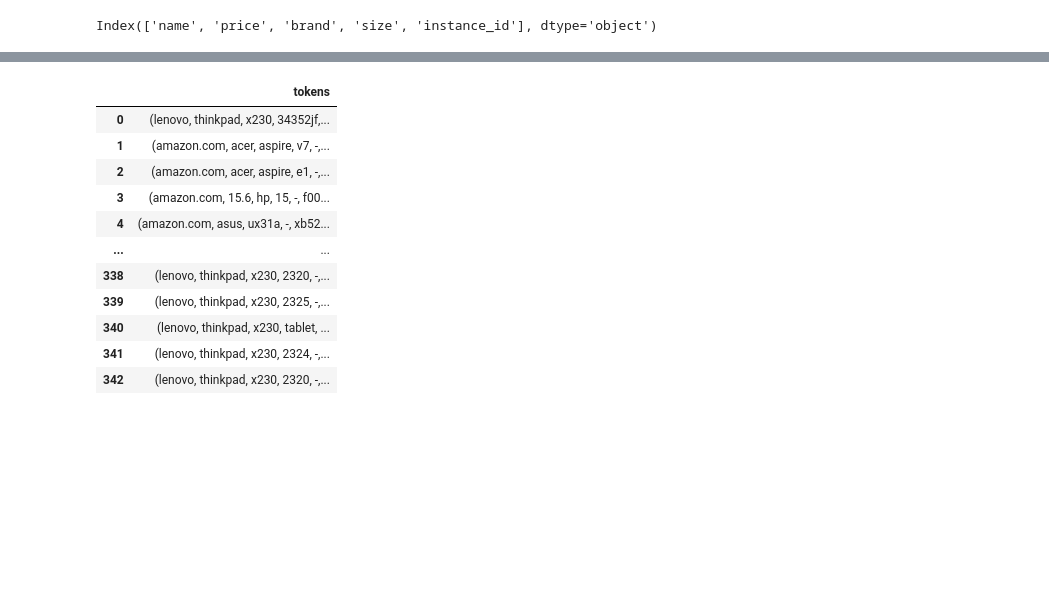
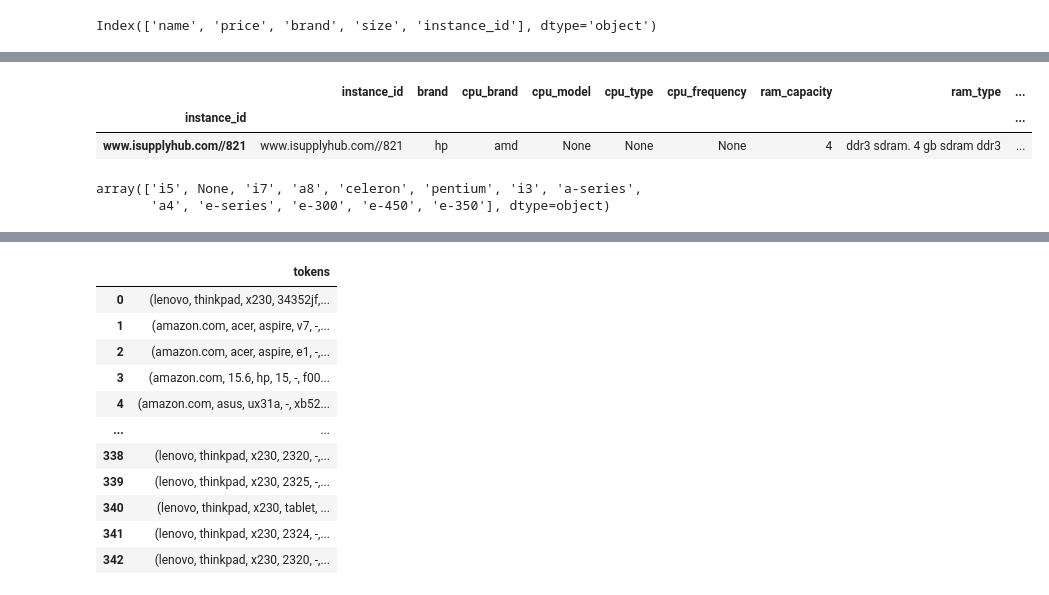
Before and after one commit to Samir55/sigmod2021_teamAAA, a Jupyter notebook: notebooks/Explore Datasets.ipynb, the cells around one changed output, grey strips where cells are left out. Saved outputs shown, nothing was run; the diff lists cells and outputs as text; code cells hidden in the pictures; blank space fills up the shorter version.

```diff
--- a/notebooks/Explore Datasets.ipynb
+++ b/notebooks/Explore Datasets.ipynb
@@ -209 +353,36 @@ preprocess_laptop_dataset(x2.copy(deep=True)).brand.isna().sum()
+# %%
+def find_cpu_type(record):
+    # Find the cpu type
+    cpu_list = ["i5", "i3", "i7", "atom",
+                "pentium", "celeron", "a-series",
+                "e-series", "aseries", "eseries",
+                "a1", "a2", "a3", "a4", "a5", "a6", "a7", "a8", "a9"]
+
+    for cpu in cpu_list:
+        if record['cpu_type'] is not None and cpu in record['cpu_type']:
+            return cpu
+        if cpu in record['title']:
+            return cpu
+        if record['cpu_model'] is not None and cpu in record['cpu_model']:
+            return cpu
+        if record['cpu_frequency'] is not None and  cpu in record['cpu_frequency']:
+            return cpu
+
+        if re.search("e-[0-9]{3}", record['title']):
+            return re.findall("e-[0-9]{3}", record['title'])[0]
+
+        if record['cpu_model'] is not None and re.search("e-[0-9]{3}", record['cpu_model']):
+            return re.findall("e-[0-9]{3}", record['cpu_model'])[0]
+
+x['cpu_type'] = x.apply(find_cpu_type, axis=1)
+x[x['cpu_type'].isna()]
+# %% [output]
+|  | instance_id | brand | cpu_brand | cpu_model | cpu_type | cpu_frequency | ram_capacity | ram_type | ... |
+| instance_id |  |  |  |  |  |  |  |  | ... |
+| www.isupplyhub.com//821 | www.isupplyhub.com//821 | hp | amd | None | None | None | 4 | ddr3 sdram. 4 gb sdram ddr3 | ... |
+# %%
+x.cpu_type.unique()
+# %% [output]
+array(['i5', None, 'i7', 'a8', 'celeron', 'pentium', 'i3', 'a-series',
+       'a4', 'e-series', 'e-300', 'e-450', 'e-350'], dtype=object)
 # %%
```
Also changed, not shown: parts of 19 cells of this notebook, 2 other files.
